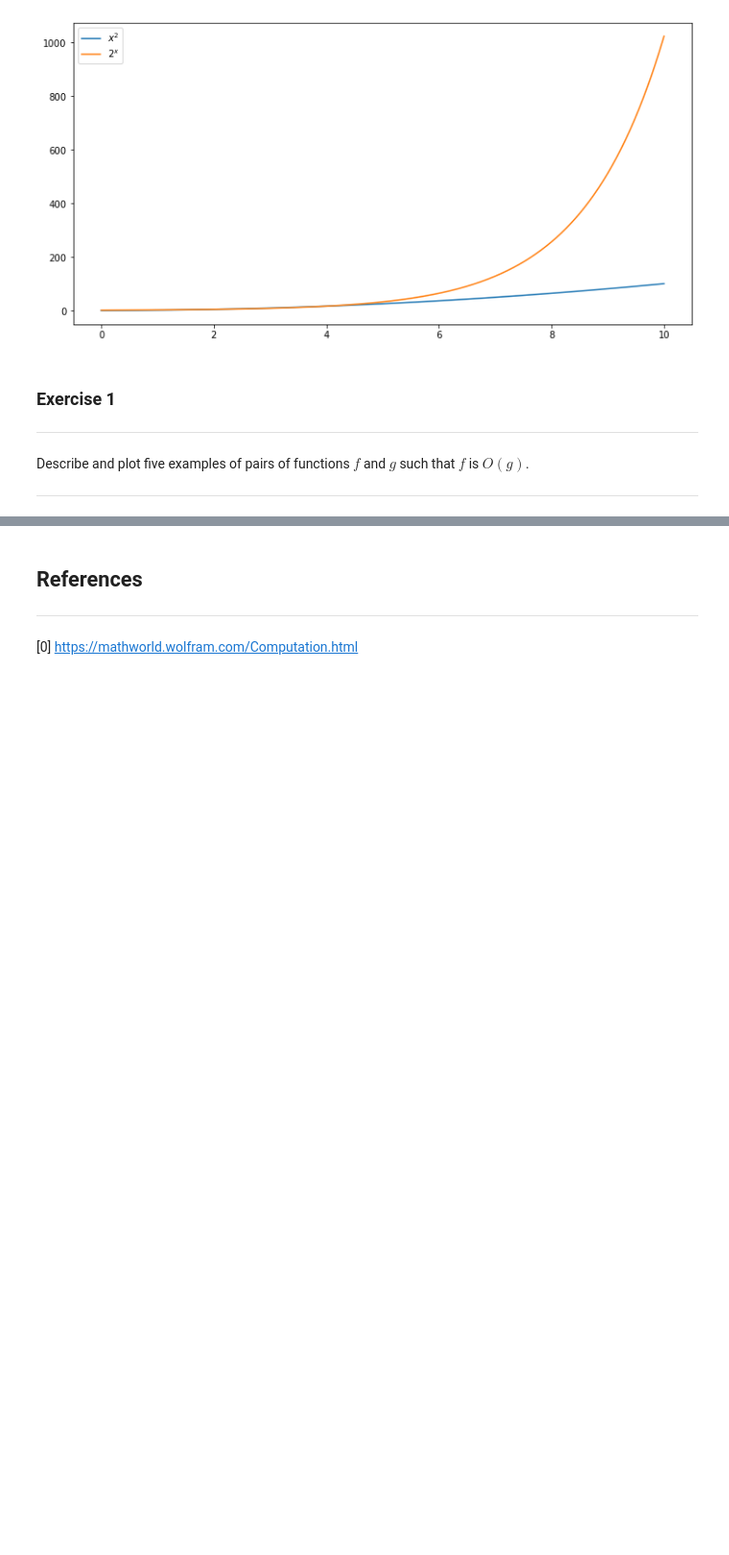
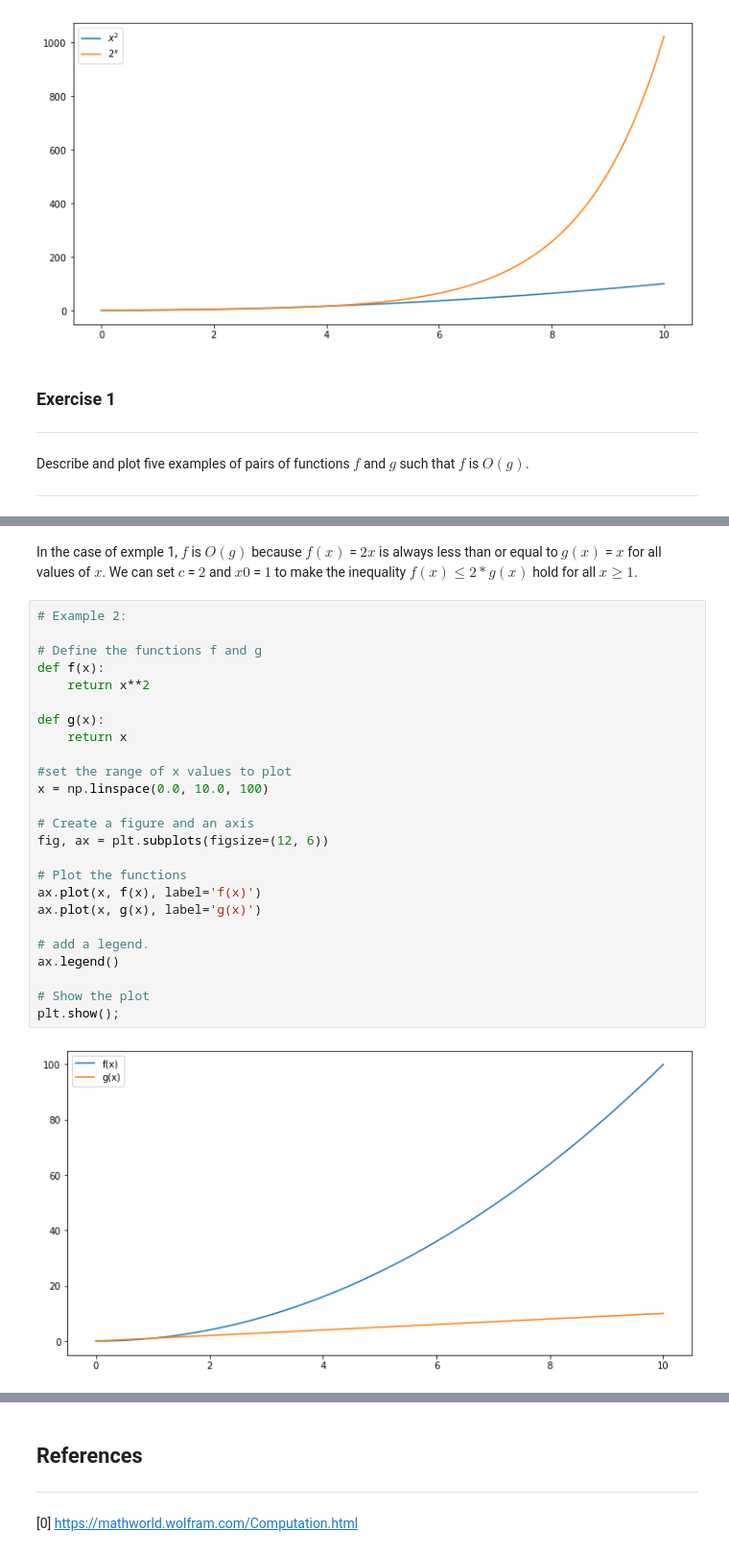
Before and after one commit to katelyngraham1/emergingtechnology2022, a Jupyter notebook: content/notebooks/03-computation.ipynb, the cells around one changed output, grey strips where cells are left out. Shown at 96% size. Saved outputs shown, nothing was run; the diff lists cells and outputs as text; blank space fills up the shorter version.

```diff
--- a/content/notebooks/03-computation.ipynb
+++ b/content/notebooks/03-computation.ipynb
@@ -59,0 +91,29 @@ Describe and plot five examples of pairs of functions $f$ and $g$ such that $f$
+# %% [markdown]
+In the case of exmple 1, $f$ is $O(g)$ because $f(x)$ = $2x$ is always less than or equal to $g(x)$ = $x$ for all values of $x$. We can set $c$ = $2$ and $x0$ = $1$ to make the inequality $f(x) ≤ 2*g(x)$ hold for all $x ≥ 1$.
+# %%
+# Example 2:
+
+# Define the functions f and g
+def f(x):
+    return x**2
+
+def g(x):
+    return x
+
+#set the range of x values to plot
+x = np.linspace(0.0, 10.0, 100)
+
+# Create a figure and an axis
+fig, ax = plt.subplots(figsize=(12, 6))
+
+# Plot the functions
+ax.plot(x, f(x), label='f(x)')
+ax.plot(x, g(x), label='g(x)')
+
+# add a legend.
+ax.legend()
+
+# Show the plot
+plt.show();
+# %% [output]
+[figure, added]
```
Also changed, not shown: parts of 9 cells of this notebook.
